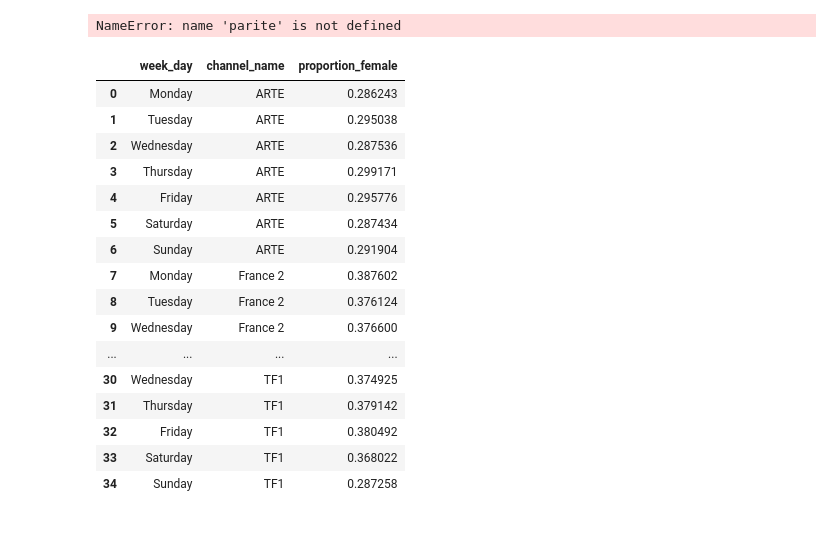
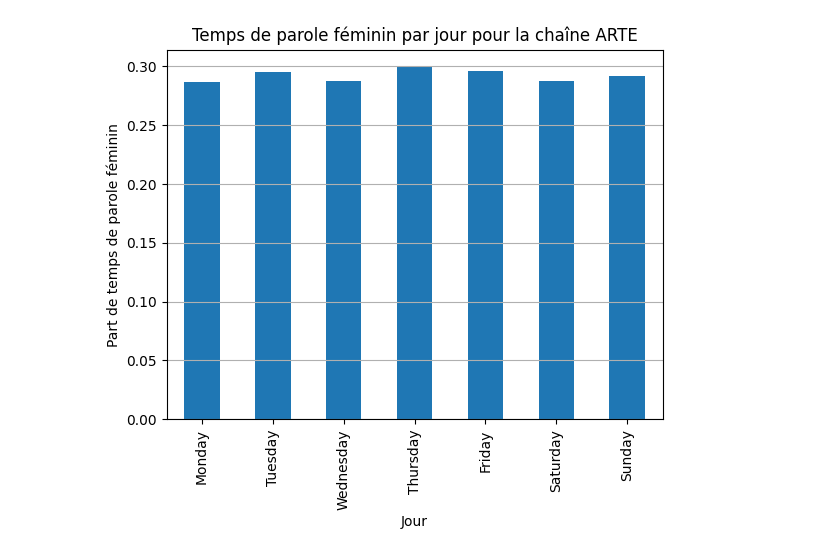
Before and after one commit to Gstrems/Projet_python_2A, a Jupyter notebook: stat_explo_parite.ipynb, the cells around one changed output. Drawn from its saved outputs; the diff is of its cells as text; code cells hidden in the pictures; blank space fills up the shorter version.

Commit message:
temps parole jour semaine

```diff
--- a/stat_explo_parite.ipynb
+++ b/stat_explo_parite.ipynb
@@ -23,9 +13,12 @@ parite
 # %%
-# Sélection des chaines FR2, FR3, TF1, M6 et Arte
+# Calcul du temps de parole féminin et masculin par chaine
 
-parite_tv = parite[parite['channel_code'].isin(['TF1', 'M6', 'FR2', 'FR3', 'ART'])]
-parite_tv['channel_code'].unique()
-parite_tv.head()
-os.remove('temp.csv')
+parite_chaine = parite.groupby('channel_code').agg(
+    channel_name = ('channel_name', 'first'),
+    female_duration = ('female_duration', 'sum'),
+    male_duration = ('male_duration', 'sum')
+).reset_index()
+
+parite_chaine['proportion_female'] = parite_chaine['female_duration'] / (parite_chaine['female_duration'] + parite_chaine['male_duration'])
+
+parite_chaine = parite_chaine.sort_values(by='proportion_female', ascending=False).reset_index()
-# %% [output]
-NameError: name 'parite' is not defined
@@ -33,7 +33,7 @@ NameError: name 'parite' is not defined
 # Calcul du temps de parole masculin et fémnin par chaine et jour de la semaine
 
 
-parite_jour_chaine = parite_tv.groupby(['channel_code', 'week_day_number']).agg(
+parite_jour_chaine = parite.groupby(['channel_code', 'week_day_number']).agg(
     week_day = ('week_day', 'first'),
     channel_name = ('channel_name', 'first'),
     female_duration = ('female_duration', 'sum'),
@@ -41,23 +41,27 @@ parite_jour_chaine = parite_tv.groupby(['channel_code', 'week_day_number']).agg(
 ).reset_index()
 
 parite_jour_chaine['proportion_female'] = parite_jour_chaine['female_duration'] / (parite_jour_chaine['female_duration'] + parite_jour_chaine['male_duration'])
-
-parite_jour_chaine[['week_day', 'channel_name', 'proportion_female']]
-# %% [output]
-|  | week_day | channel_name | proportion_female |
-| 0 | Monday | ARTE | 0.286243 |
-| 1 | Tuesday | ARTE | 0.295038 |
-| 2 | Wednesday | ARTE | 0.287536 |
-| 3 | Thursday | ARTE | 0.299171 |
-| 4 | Friday | ARTE | 0.295776 |
-| 5 | Saturday | ARTE | 0.287434 |
-| 6 | Sunday | ARTE | 0.291904 |
-| 7 | Monday | France 2 | 0.387602 |
-| 8 | Tuesday | France 2 | 0.376124 |
-| 9 | Wednesday | France 2 | 0.376600 |
-| ... | ... | ... | ... |
-| 30 | Wednesday | TF1 | 0.374925 |
-| 31 | Thursday | TF1 | 0.379142 |
-| 32 | Friday | TF1 | 0.380492 |
-| 33 | Saturday | TF1 | 0.368022 |
-| 34 | Sunday | TF1 | 0.287258 |
+# %%
+# Representation de la proportion de temps de parole féminin par jour de la semaine
+
+def diagramme_temps_parole_jour(code_chaine):
+    parite_jour = parite_jour_chaine[
+        parite_jour_chaine['channel_code'] == code_chaine
+    ].reset_index()
+    diag = parite_jour.sort_values(by='week_day_number').plot.bar(
+        x = 'week_day',
+        y = 'proportion_female',
+        title = "Temps de parole féminin par jour pour la chaîne " + parite_jour['channel_name'][0],
+        legend=False,
+        xlabel="Jour",
+        ylabel="Part de temps de parole féminin",
+        grid=True
+    )
+
+    diag.xaxis.grid(False)
+# %%
+# Pour Arte : pas de différence entre les jours
+
+diagramme_temps_parole_jour('ART')
+# %% [output]
+[figure, added]
```
Also changed, not shown: parts of 4 cells of this notebook, 1 other file.
